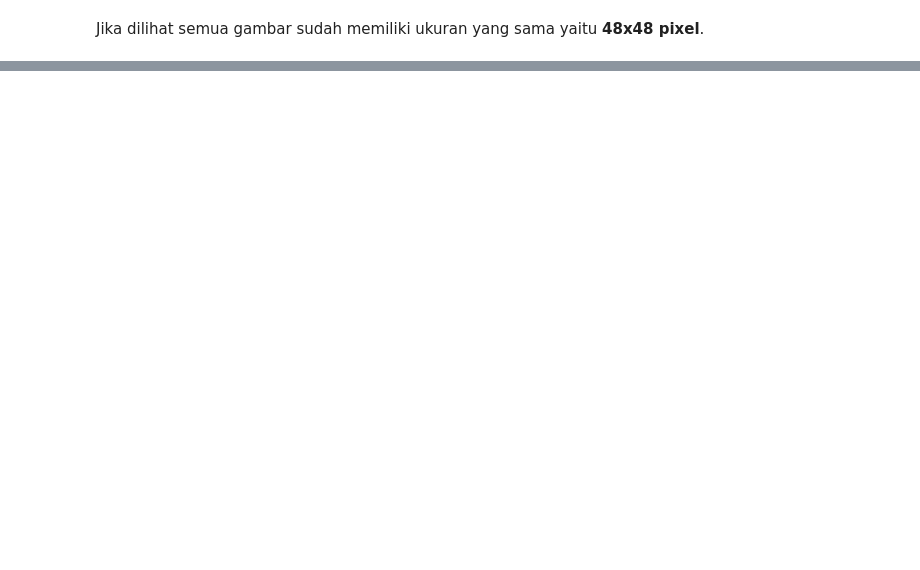
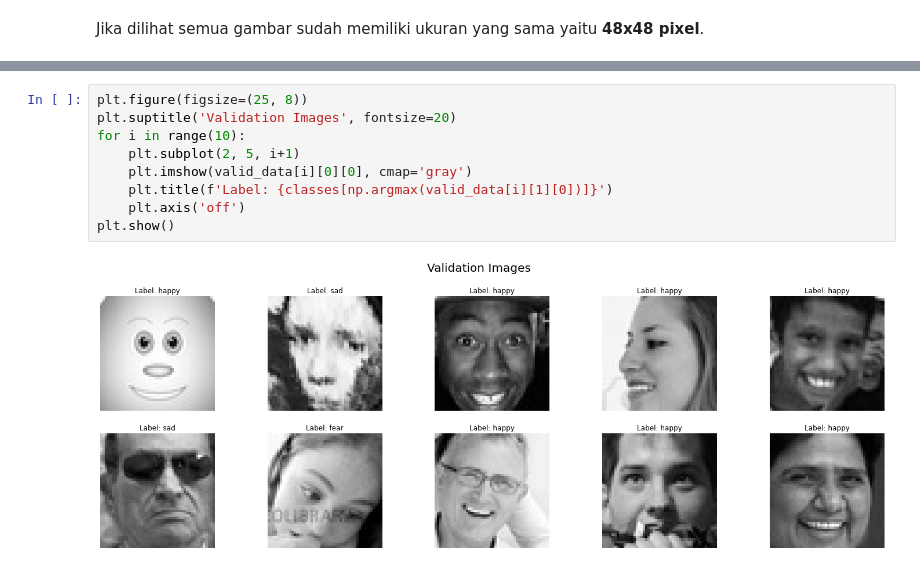
Before and after one commit to Penzragon/Facial-Expressions-Recognition, a Jupyter notebook: script.ipynb, the cells around one changed output, grey strips where cells are left out. Saved outputs shown, nothing was run; the diff lists cells and outputs as text; blank space fills up the shorter version.

```diff
--- a/script.ipynb
+++ b/script.ipynb
@@ -189,0 +207,11 @@ Jika dilihat semua gambar sudah memiliki ukuran yang sama yaitu **48x48 pixel**.
+# %%
+plt.figure(figsize=(25, 8))
+plt.suptitle('Validation Images', fontsize=20)
+for i in range(10):
+    plt.subplot(2, 5, i+1)
+    plt.imshow(valid_data[i][0][0], cmap='gray')
+    plt.title(f'Label: {classes[np.argmax(valid_data[i][1][0])]}')
+    plt.axis('off')
+plt.show()
+# %% [output]
+[figure, added]
```
Also changed, not shown: parts of 12 cells of this notebook.
